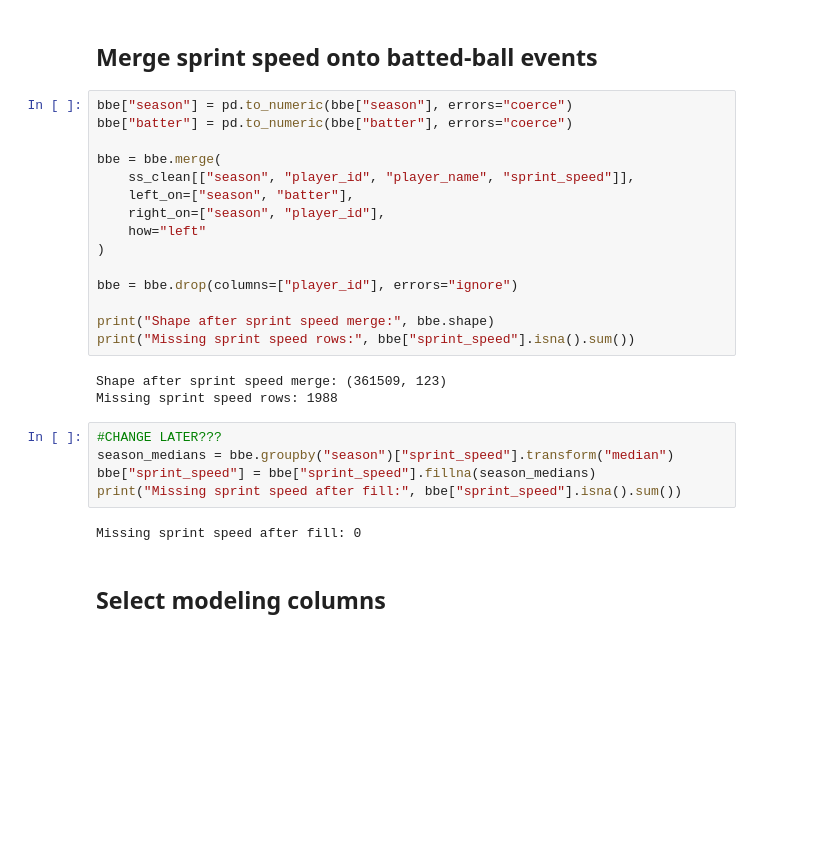
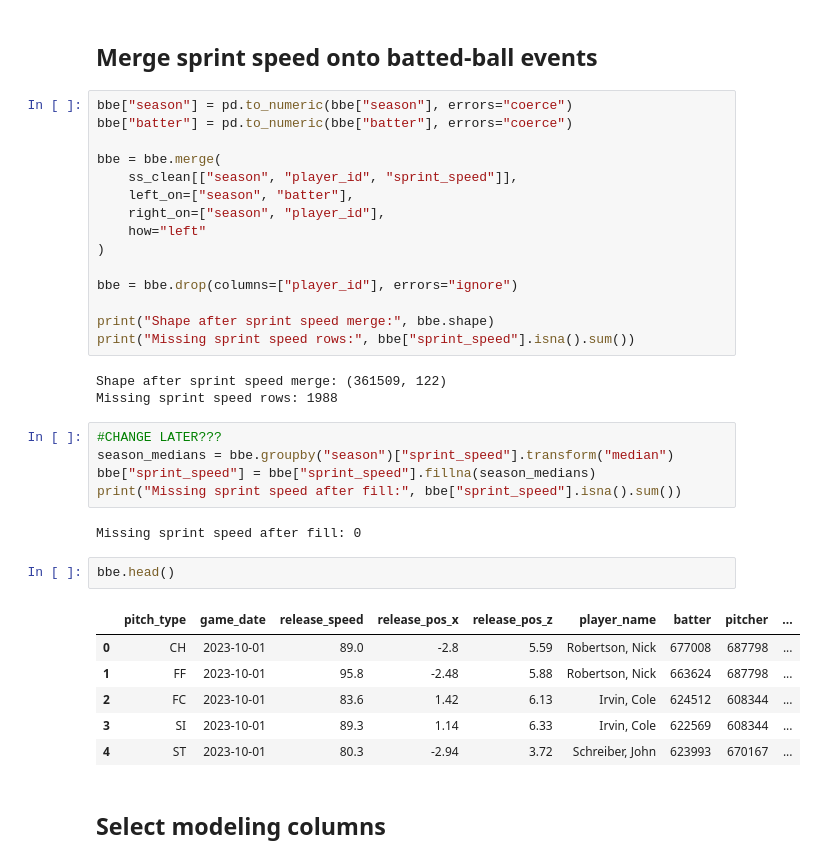
Before and after one commit to ZachGrammer/BaseballRevamp, a Jupyter notebook: 02_data_preparation.ipynb, the cells around one changed output. Drawn from its saved outputs; the diff is of its cells as text; blank space fills up the shorter version.

```diff
--- a/02_data_preparation.ipynb
+++ b/02_data_preparation.ipynb
@@ -148,7 +152,7 @@ bbe["season"] = pd.to_numeric(bbe["season"], errors="coerce")
 bbe["batter"] = pd.to_numeric(bbe["batter"], errors="coerce")
 
 bbe = bbe.merge(
-    ss_clean[["season", "player_id", "player_name", "sprint_speed"]],
+    ss_clean[["season", "player_id", "sprint_speed"]],
     left_on=["season", "batter"],
     right_on=["season", "player_id"],
     how="left"
@@ -159,7 +163,7 @@ bbe = bbe.drop(columns=["player_id"], errors="ignore")
 print("Shape after sprint speed merge:", bbe.shape)
 print("Missing sprint speed rows:", bbe["sprint_speed"].isna().sum())
 # %% [output]
-Shape after sprint speed merge: (361509, 123)
+Shape after sprint speed merge: (361509, 122)
 Missing sprint speed rows: 1988
 # %%
 #CHANGE LATER???
@@ -168,6 +172,15 @@ bbe["sprint_speed"] = bbe["sprint_speed"].fillna(season_medians)
 print("Missing sprint speed after fill:", bbe["sprint_speed"].isna().sum())
 # %% [output]
 Missing sprint speed after fill: 0
+# %%
+bbe.head()
+# %% [output]
+|  | pitch_type | game_date | release_speed | release_pos_x | release_pos_z | player_name | batter | pitcher | ... |
+| 0 | CH | 2023-10-01 | 89.0 | -2.8 | 5.59 | Robertson, Nick | 677008 | 687798 | ... |
+| 1 | FF | 2023-10-01 | 95.8 | -2.48 | 5.88 | Robertson, Nick | 663624 | 687798 | ... |
+| 2 | FC | 2023-10-01 | 83.6 | 1.42 | 6.13 | Irvin, Cole | 624512 | 608344 | ... |
+| 3 | SI | 2023-10-01 | 89.3 | 1.14 | 6.33 | Irvin, Cole | 622569 | 608344 | ... |
+| 4 | ST | 2023-10-01 | 80.3 | -2.94 | 3.72 | Schreiber, John | 623993 | 670167 | ... |
 # %% [markdown]
 ## Select modeling columns
 # %%
```
Also changed, not shown: parts of 4 cells of this notebook, 5 other files.
